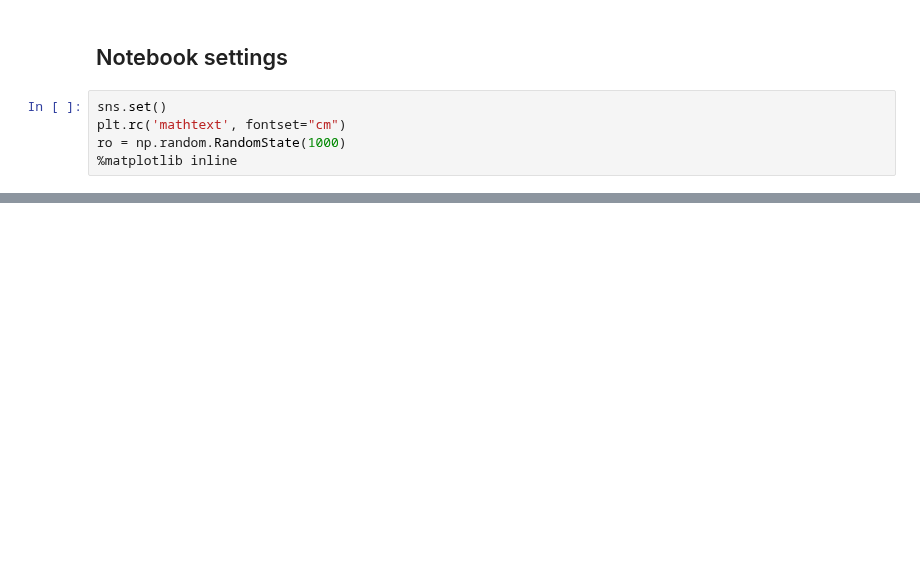
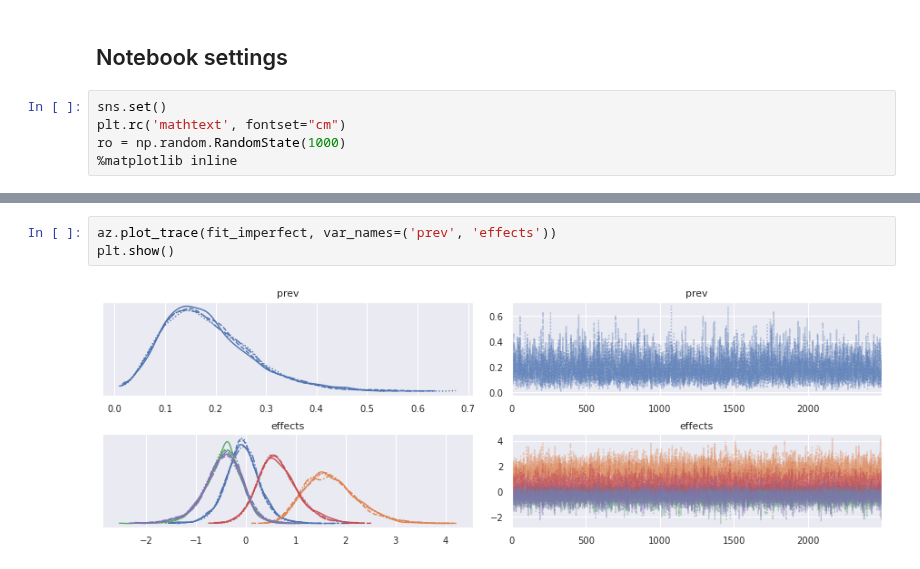
Before and after one commit to lucasmoschen/rds-bayesian-analysis-tcc, a Jupyter notebook: notebooks_book/imperfect_test.ipynb, the cells around one changed output, grey strips where cells are left out. Cells and saved outputs as stored; diff of their text form; blank space fills up the shorter version.

```diff
--- a/notebooks_book/imperfect_test.ipynb
+++ b/notebooks_book/imperfect_test.ipynb
@@ -102,0 +196,5 @@ First we observe the relation between $\theta_i$ and $p_i$ among the individuals
+# %%
+az.plot_trace(fit_imperfect, var_names=('prev', 'effects'))
+plt.show()
+# %% [output]
+[figure, added]
```
Also changed, not shown: parts of 23 cells of this notebook.
